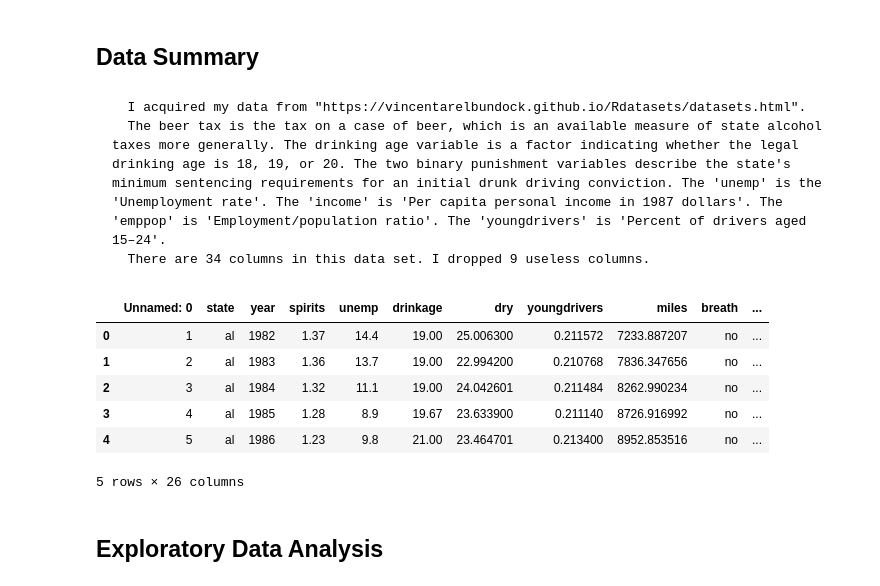
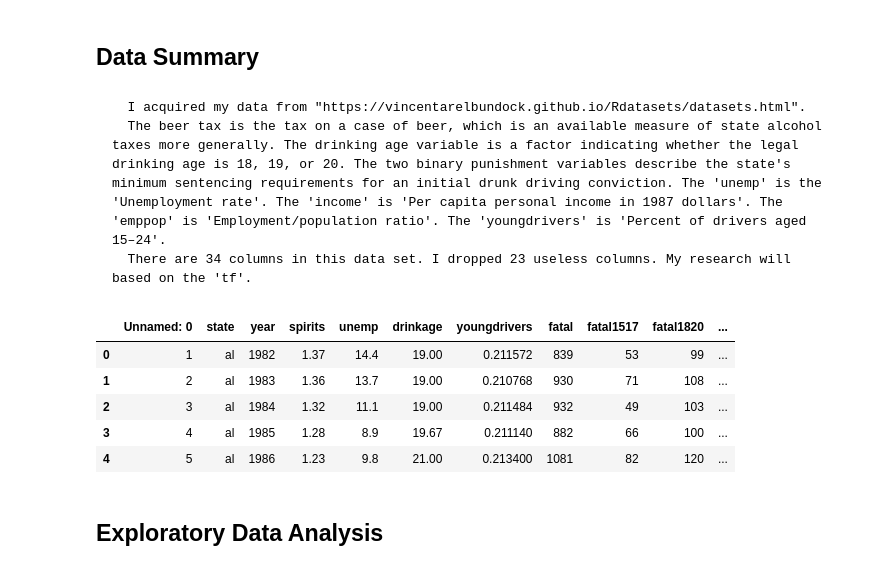
Before and after one commit to Destiny-G1997/AIM-5001, a Jupyter notebook: Z_Guo_Project2.ipynb, the cells around one changed output. Drawn from its saved outputs; the diff is of its cells as text; code cells hidden in the pictures.

```diff
--- a/Z_Guo_Project2.ipynb
+++ b/Z_Guo_Project2.ipynb
@@ -11,27 +11,27 @@
 # %% [markdown]
       I acquired my data from "https://vincentarelbundock.github.io/Rdatasets/datasets.html".
       The beer tax is the tax on a case of beer, which is an available measure of state alcohol taxes more generally. The drinking age variable is a factor indicating whether the legal drinking age is 18, 19, or 20. The two binary punishment variables describe the state's minimum sentencing requirements for an initial drunk driving conviction. The 'unemp' is the 'Unemployment rate'. The 'income' is 'Per capita personal income in 1987 dollars'. The 'emppop' is 'Employment/population ratio'. The 'youngdrivers' is 'Percent of drivers aged 15–24'.
-      There are 34 columns in this data set. I dropped 9 useless columns.
+      There are 34 columns in this data set. I dropped 23 useless columns. My research will based on the 'tf'.
 # %%
 import numpy as np
 import pandas as pd
 import matplotlib.pyplot as plt
 import seaborn as sns
 filename = r'C:\Users\guozi\Documents\GitHub\AIM-5001/Fatalities.csv'
 tf = pd.read_csv(filename)# reading the csv file
 #Drop the useless data
 tf_useless = ['emppop','income', 'beertax','baptist', 'mormon', 'milestot', 'unempus',
-              'emppopus', 'gsp']
+              'emppopus', 'gsp', 'nfatal', 'sfatal', 'pop1517','nfatal1517','pop1820',
+              'nfatal1820', 'dry', 'miles','breath','service','nfatal2124','pop2124','pop','jail']
 tf.drop(labels = tf_useless, axis = 1,inplace = True)
 
 tf.head()
 # %% [output]
-|  | Unnamed: 0 | state | year | spirits | unemp | drinkage | dry | youngdrivers | miles | breath | ... |
-| 0 | 1 | al | 1982 | 1.37 | 14.4 | 19.00 | 25.006300 | 0.211572 | 7233.887207 | no | ... |
-| 1 | 2 | al | 1983 | 1.36 | 13.7 | 19.00 | 22.994200 | 0.210768 | 7836.347656 | no | ... |
-| 2 | 3 | al | 1984 | 1.32 | 11.1 | 19.00 | 24.042601 | 0.211484 | 8262.990234 | no | ... |
-| 3 | 4 | al | 1985 | 1.28 | 8.9 | 19.67 | 23.633900 | 0.211140 | 8726.916992 | no | ... |
-| 4 | 5 | al | 1986 | 1.23 | 9.8 | 21.00 | 23.464701 | 0.213400 | 8952.853516 | no | ... |
+|  | Unnamed: 0 | state | year | spirits | unemp | drinkage | youngdrivers | fatal | fatal1517 | fatal1820 | ... |
+| 0 | 1 | al | 1982 | 1.37 | 14.4 | 19.00 | 0.211572 | 839 | 53 | 99 | ... |
+| 1 | 2 | al | 1983 | 1.36 | 13.7 | 19.00 | 0.210768 | 930 | 71 | 108 | ... |
+| 2 | 3 | al | 1984 | 1.32 | 11.1 | 19.00 | 0.211484 | 932 | 49 | 103 | ... |
+| 3 | 4 | al | 1985 | 1.28 | 8.9 | 19.67 | 0.211140 | 882 | 66 | 100 | ... |
+| 4 | 5 | al | 1986 | 1.23 | 9.8 | 21.00 | 0.213400 | 1081 | 82 | 120 | ... |
-5 rows × 26 columns
 # %% [markdown]
 ## Exploratory Data Analysis
```
Also changed, not shown: parts of 21 cells of this notebook.
